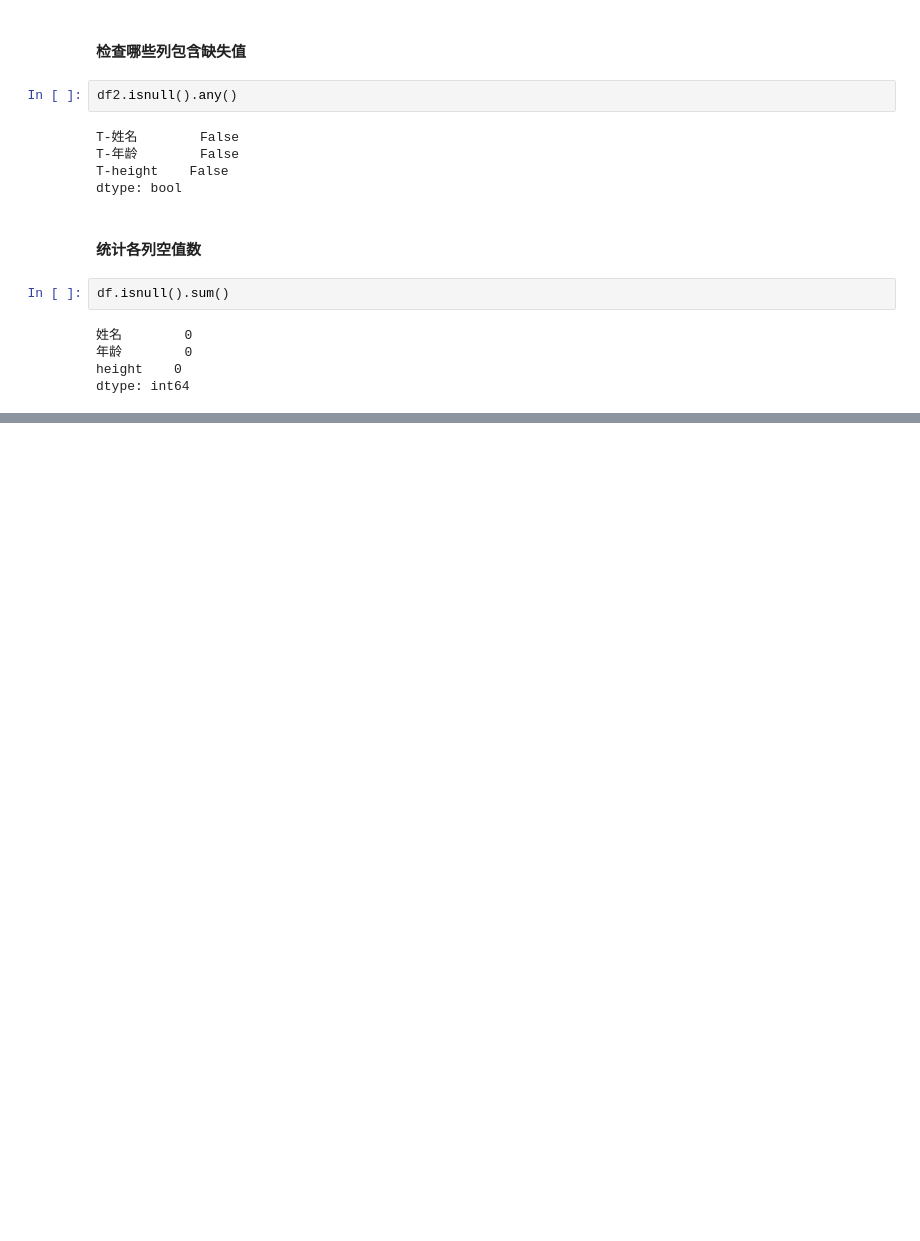
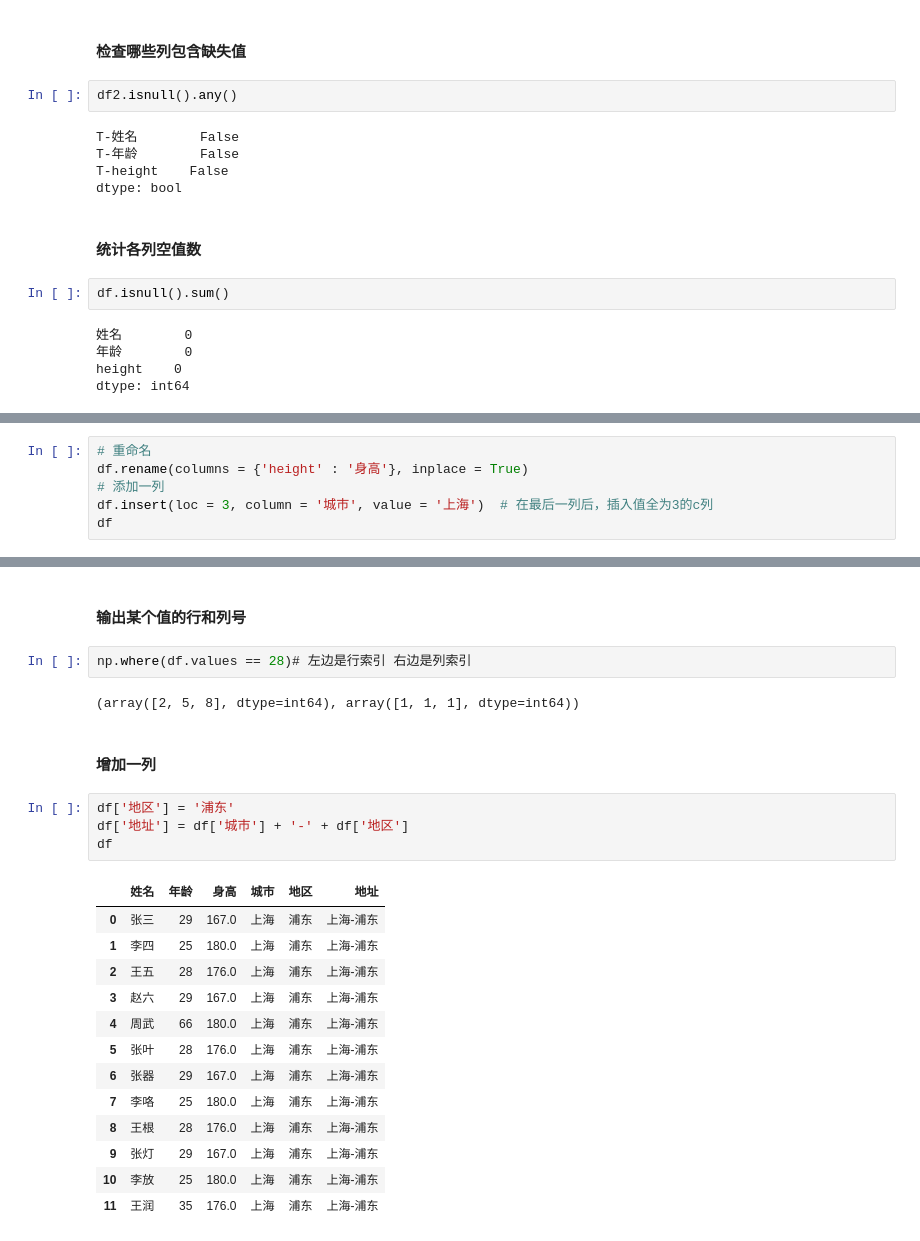
Before and after one commit to rongqi1108/python_codes, a Jupyter notebook: get-start/pandas常用函数.ipynb, the cells around one changed output, grey strips where cells are left out. Drawn from its saved outputs; the diff is of its cells as text; blank space fills up the shorter version.

```diff
--- a/get-start/pandas常用函数.ipynb
+++ b/get-start/pandas常用函数.ipynb
@@ -301,0 +512,6 @@ df_data = pd.DataFramer([])
+# %%
+# 重命名
+df.rename(columns = {'height' : '身高'}, inplace = True)
+# 添加一列
+df.insert(loc = 3, column = '城市', value = '上海')  # 在最后一列后，插入值全为3的c列
+df
@@ -301,0 +1053,26 @@ df_data = pd.DataFramer([])
+# %% [markdown]
+#### 输出某个值的行和列号
+# %%
+np.where(df.values == 28)# 左边是行索引 右边是列索引
+# %% [output]
+(array([2, 5, 8], dtype=int64), array([1, 1, 1], dtype=int64))
+# %% [markdown]
+#### 增加一列
+# %%
+df['地区'] = '浦东'
+df['地址'] = df['城市'] + '-' + df['地区']
+df
+# %% [output]
+|  | 姓名 | 年龄 | 身高 | 城市 | 地区 | 地址 |
+| 0 | 张三 | 29 | 167.0 | 上海 | 浦东 | 上海-浦东 |
+| 1 | 李四 | 25 | 180.0 | 上海 | 浦东 | 上海-浦东 |
+| 2 | 王五 | 28 | 176.0 | 上海 | 浦东 | 上海-浦东 |
+| 3 | 赵六 | 29 | 167.0 | 上海 | 浦东 | 上海-浦东 |
+| 4 | 周武 | 66 | 180.0 | 上海 | 浦东 | 上海-浦东 |
+| 5 | 张叶 | 28 | 176.0 | 上海 | 浦东 | 上海-浦东 |
+| 6 | 张器 | 29 | 167.0 | 上海 | 浦东 | 上海-浦东 |
+| 7 | 李咯 | 25 | 180.0 | 上海 | 浦东 | 上海-浦东 |
+| 8 | 王根 | 28 | 176.0 | 上海 | 浦东 | 上海-浦东 |
+| 9 | 张灯 | 29 | 167.0 | 上海 | 浦东 | 上海-浦东 |
+| 10 | 李放 | 25 | 180.0 | 上海 | 浦东 | 上海-浦东 |
+| 11 | 王润 | 35 | 176.0 | 上海 | 浦东 | 上海-浦东 |
```
Also changed, not shown: parts of 110 cells of this notebook, 2 other files.
